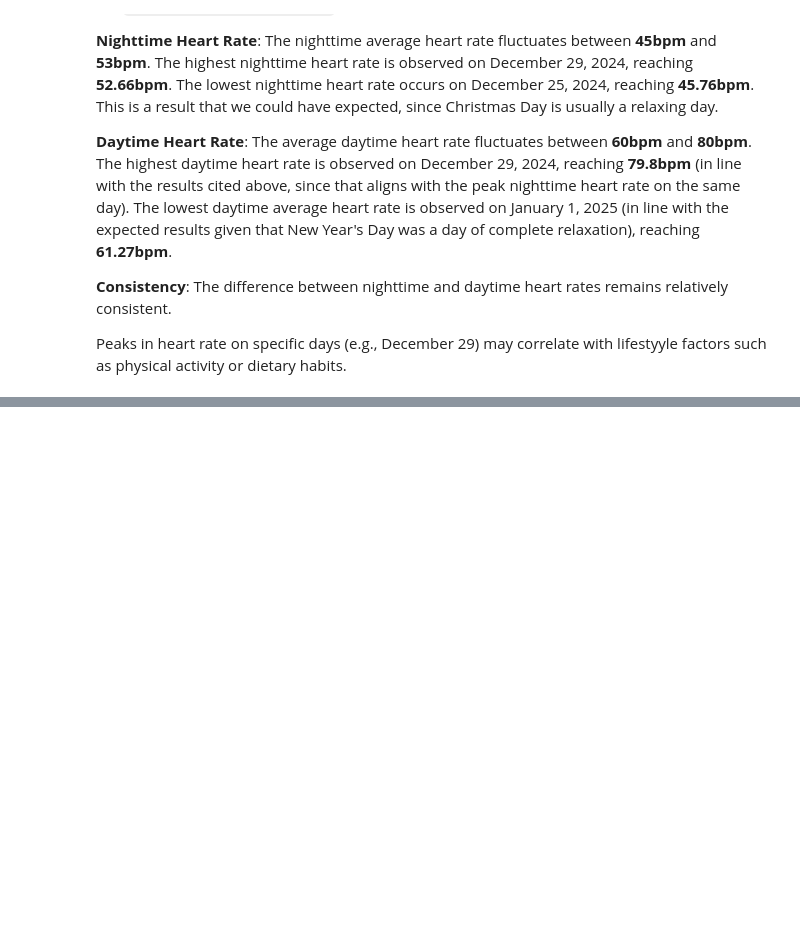
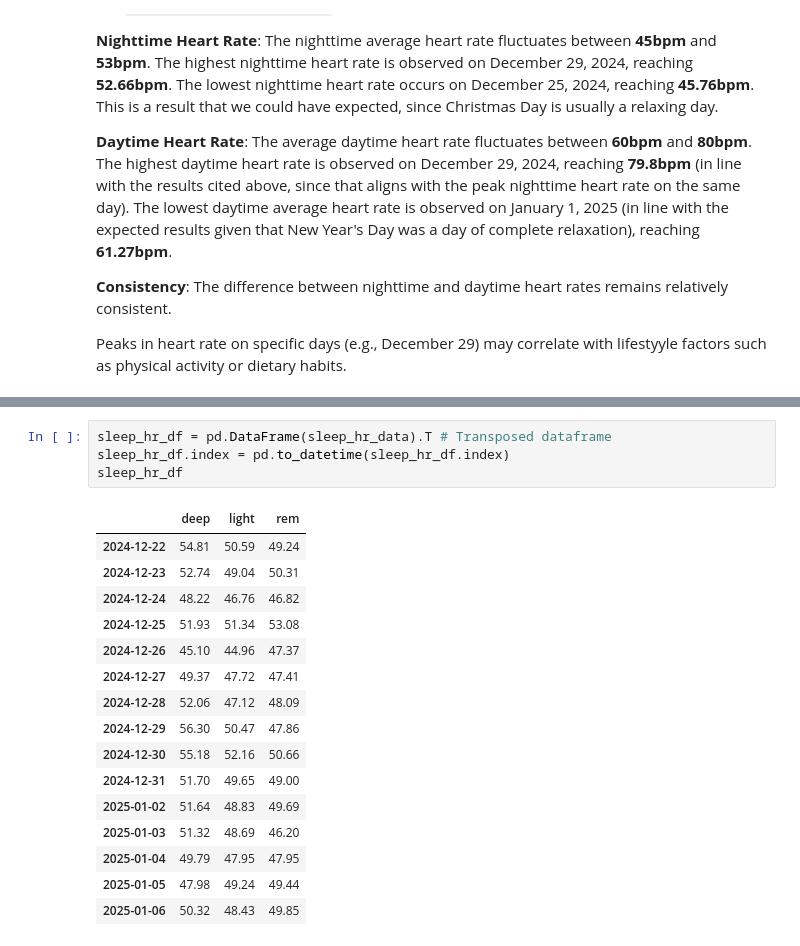
Before and after one commit to valecase4/GarminHealthInsights, a Jupyter notebook: main.ipynb, the cells around one changed output, grey strips where cells are left out. Drawn from its saved outputs; the diff is of its cells as text; blank space fills up the shorter version.

```diff
--- a/main.ipynb
+++ b/main.ipynb
@@ -621,0 +666,21 @@ Peaks in heart rate on specific days (e.g., December 29) may correlate with life
+# %%
+sleep_hr_df = pd.DataFrame(sleep_hr_data).T # Transposed dataframe
+sleep_hr_df.index = pd.to_datetime(sleep_hr_df.index)
+sleep_hr_df
+# %% [output]
+|  | deep | light | rem |
+| 2024-12-22 | 54.81 | 50.59 | 49.24 |
+| 2024-12-23 | 52.74 | 49.04 | 50.31 |
+| 2024-12-24 | 48.22 | 46.76 | 46.82 |
+| 2024-12-25 | 51.93 | 51.34 | 53.08 |
+| 2024-12-26 | 45.10 | 44.96 | 47.37 |
+| 2024-12-27 | 49.37 | 47.72 | 47.41 |
+| 2024-12-28 | 52.06 | 47.12 | 48.09 |
+| 2024-12-29 | 56.30 | 50.47 | 47.86 |
+| 2024-12-30 | 55.18 | 52.16 | 50.66 |
+| 2024-12-31 | 51.70 | 49.65 | 49.00 |
+| 2025-01-02 | 51.64 | 48.83 | 49.69 |
+| 2025-01-03 | 51.32 | 48.69 | 46.20 |
+| 2025-01-04 | 49.79 | 47.95 | 47.95 |
+| 2025-01-05 | 47.98 | 49.24 | 49.44 |
+| 2025-01-06 | 50.32 | 48.43 | 49.85 |
```
Also changed, not shown: parts of 18 cells of this notebook.
